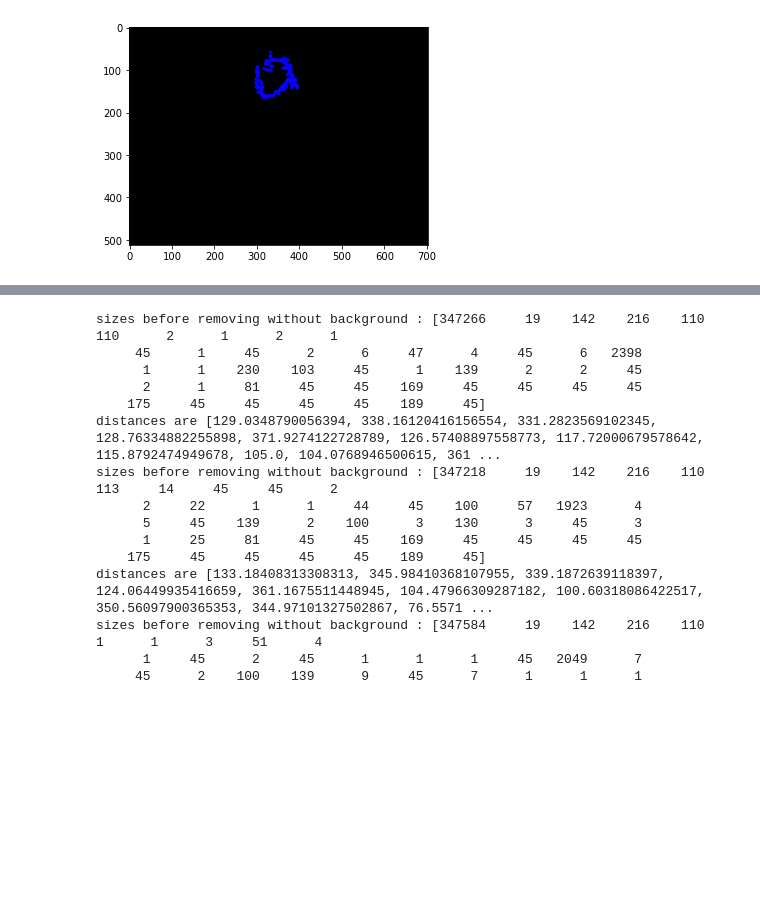
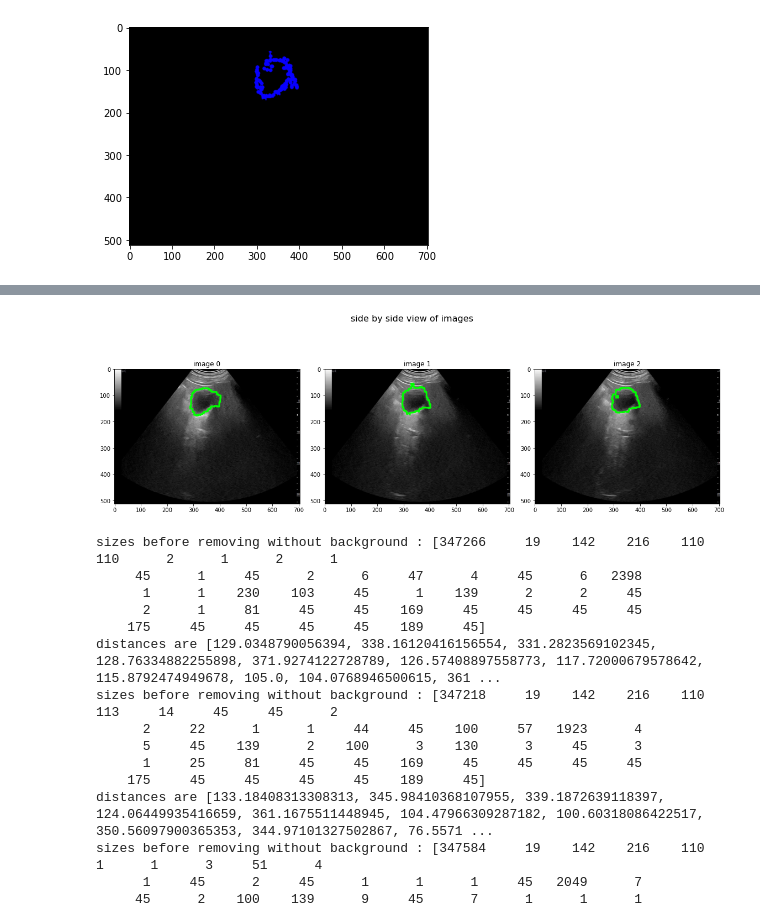
Before and after one commit to yousraBRK/Vesicule_Segmentation_with_ContourRegularisation, a Jupyter notebook: Code.ipynb, the cells around one changed output, grey strips where cells are left out. Drawn from its saved outputs; the diff is of its cells as text; code cells hidden in the pictures; blank space fills up the shorter version.

```diff
--- a/Code.ipynb
+++ b/Code.ipynb
@@ -395,3 +395,24 @@ sizes before removing without background : [2688 1556]
+# %%
+def get_final_contour(image_gradient,initial_image):
+    nb_labels, labels_im, stats, centroids = cv2.connectedComponentsWithStats(image_gradient,connectivity=4)
+    nb_labels=nb_labels-1
+
+    green =np.array([0,255,0])
+    image=initial_image.copy()
+    for i in range(0, nb_labels):
+            image[labels_im == i + 1] = green
+
+    return image
+# %%
+images_gradient =[final_images2[1],final_images2[3],final_images2[5]]
+initials_images=[image5,image6,image7]
+images_contours=[]
+for i, image in enumerate(images_gradient):
+    images_contours.append(get_final_contour(image,initials_images[i]))
+
+displaySideBySide(images_contours,1,3)
+# %% [output]
+[figure, added]
 # %%
 Method 1 ://///////////////////////////////////////////////////////////////////////////////////////////////
 # %%
```
Also changed, not shown: parts of 3 cells of this notebook.
